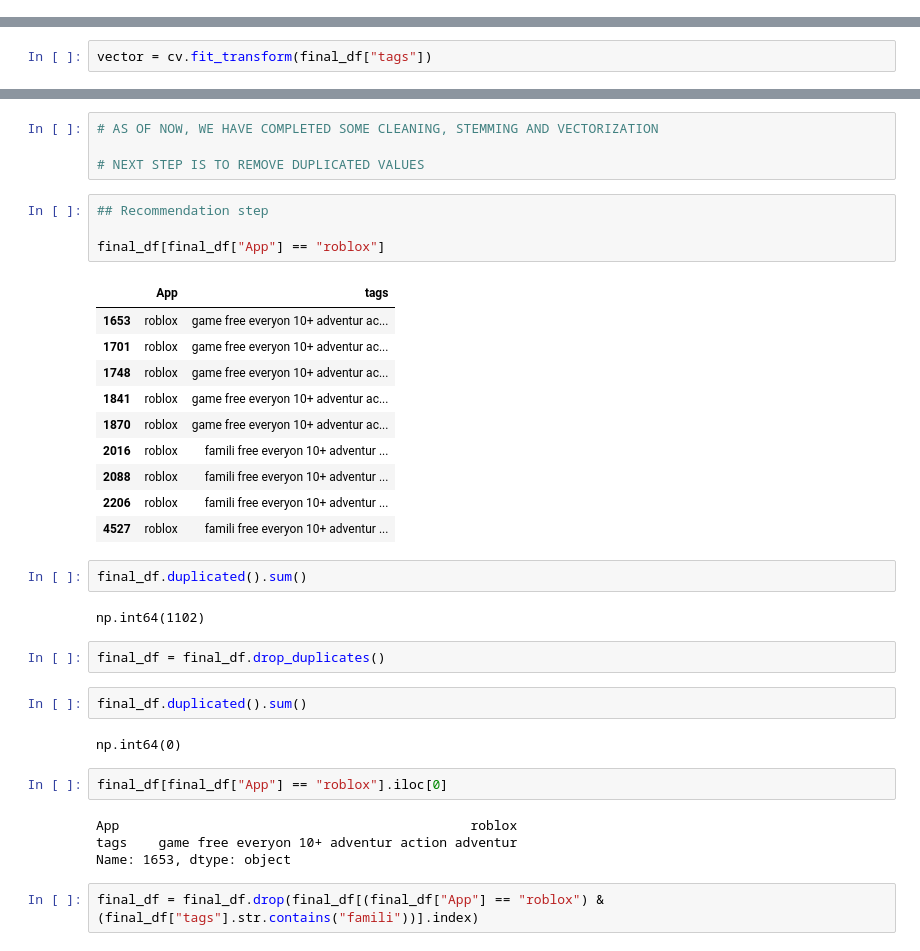
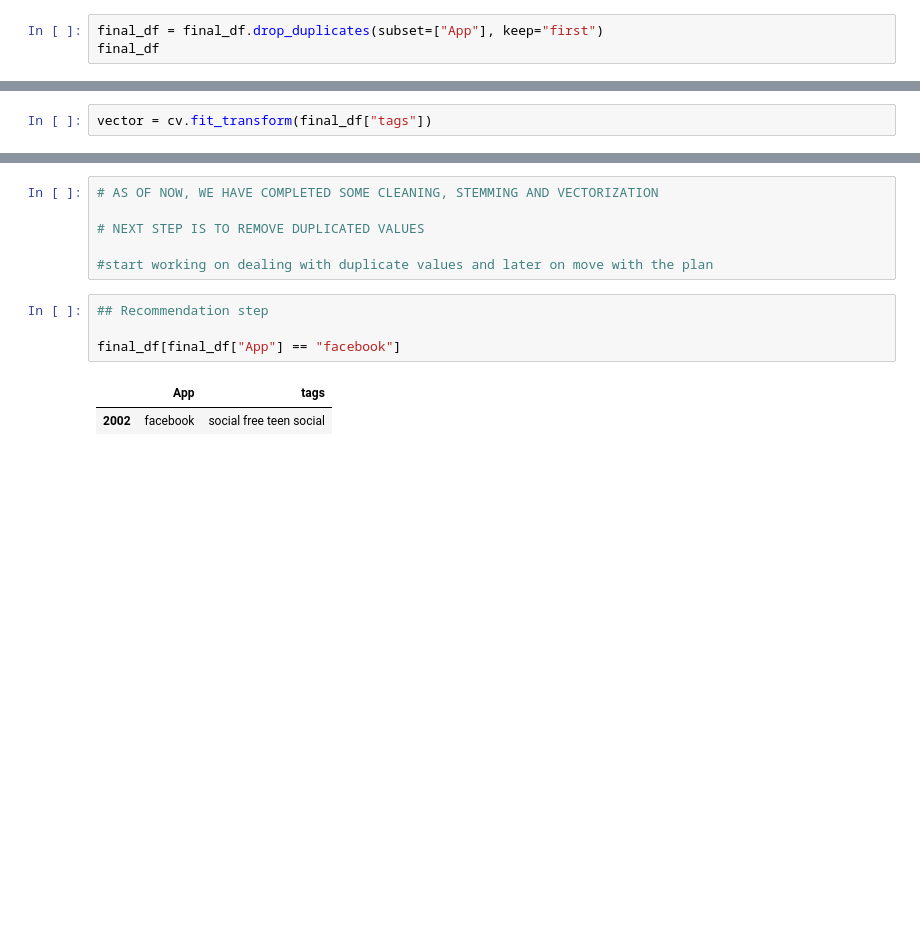
Before and after one commit to MoeedKhan-AMK/google-play-store-recommendation, a Jupyter notebook: googleplaystore Recommendation/app_recommendation.ipynb, the cells around one changed output, grey strips where cells are left out. Saved outputs shown, nothing was run; the diff lists cells and outputs as text; blank space fills up the shorter version.

```diff
--- a/googleplaystore Recommendation/app_recommendation.ipynb
+++ b/googleplaystore Recommendation/app_recommendation.ipynb
@@ -248,0 +257,3 @@ Name: tags, Length: 10839, dtype: object
+# %%
+final_df = final_df.drop_duplicates(subset=["App"], keep="first")
+final_df
@@ -352,36 +372,12 @@ final_df
 # AS OF NOW, WE HAVE COMPLETED SOME CLEANING, STEMMING AND VECTORIZATION
 
 # NEXT STEP IS TO REMOVE DUPLICATED VALUES
+
+#start working on dealing with duplicate values and later on move with the plan
 # %%
 ## Recommendation step
 
-final_df[final_df["App"] == "roblox"]
+final_df[final_df["App"] == "facebook"]
 # %% [output]
 |  | App | tags |
-| 1653 | roblox | game free everyon 10+ adventur ac... |
-| 1701 | roblox | game free everyon 10+ adventur ac... |
-| 1748 | roblox | game free everyon 10+ adventur ac... |
-| 1841 | roblox | game free everyon 10+ adventur ac... |
-| 1870 | roblox | game free everyon 10+ adventur ac... |
-| 2016 | roblox | famili free everyon 10+ adventur ... |
-| 2088 | roblox | famili free everyon 10+ adventur ... |
-| 2206 | roblox | famili free everyon 10+ adventur ... |
-| 4527 | roblox | famili free everyon 10+ adventur ... |
+| 2002 | facebook | social free teen social |
-# %%
-final_df.duplicated().sum()
-# %% [output]
-np.int64(1102)
-# %%
-final_df = final_df.drop_duplicates()
-# %%
-final_df.duplicated().sum()
-# %% [output]
-np.int64(0)
-# %%
-final_df[final_df["App"] == "roblox"].iloc[0]
-# %% [output]
-App                                             roblox
-tags    game free everyon 10+ adventur action adventur
-Name: 1653, dtype: object
-# %%
-final_df = final_df.drop(final_df[(final_df["App"] == "roblox") & (final_df["tags"].str.contains("famili"))].index)
```
Also changed, not shown: parts of 28 cells of this notebook, 1 other file.
